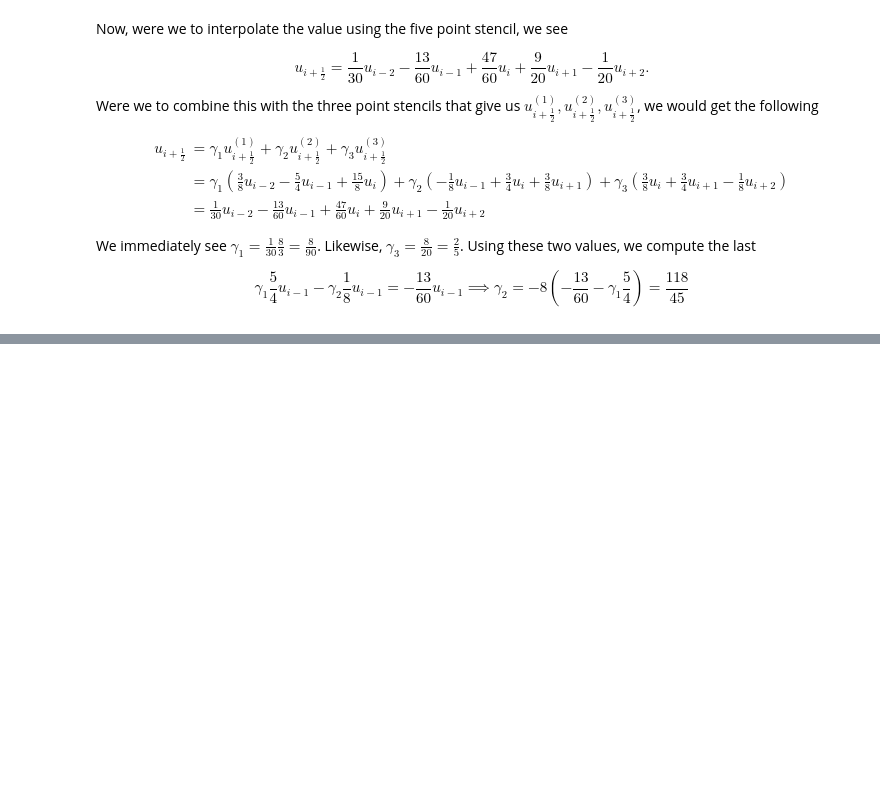
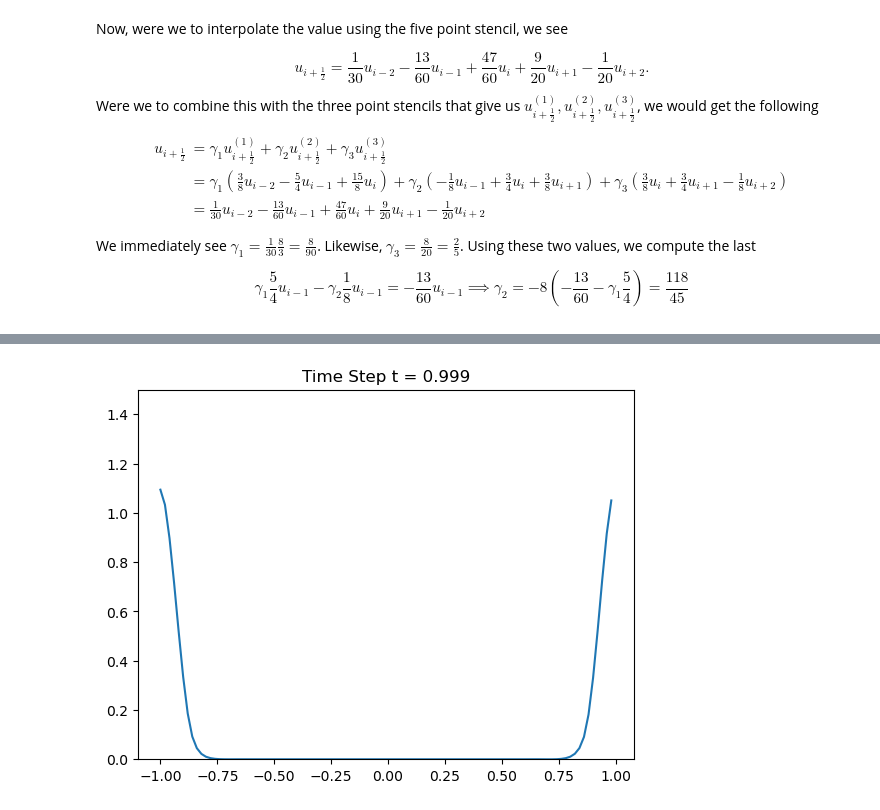
Before and after one commit to Grey-Haven/MOLT, a Jupyter notebook: burgers_weno.ipynb, the cells around one changed output, grey strips where cells are left out. Cells and saved outputs as stored; diff of their text form; code cells hidden in the pictures; blank space fills up the shorter version.

```diff
--- a/burgers_weno.ipynb
+++ b/burgers_weno.ipynb
@@ -184,0 +216,41 @@ $$
+# %%
+def boundary_conditions(a_with_ghost,N_ghost,type="periodic"):
+    '''
+    Type 1: "periodic" our a array loops around such that a[N - 1] is next to a[0]
+    Type 2: "dirichlet" waves disappear when they reach the edges of the domain
+
+    If we have the domain as follows, where |~~~~~~~| signifies ghost cells
+
+	    [0]        [1]         [2]        [3]                 [...]                  [N]       [N+1]      [N+2]      [N+3]
+	|~~~~~~~~~~|~~~~~~~~~~|----------|----------|----------|----------|----------|----------|----------|~~~~~~~~~~|~~~~~~~~~~|
+
+    For periodic our swap for two ghost cells would be
+    a[0] = a[N]
+    a[1] = a[N+1]
+    a[N+2] = a[2]
+    a[N+3] = a[3]
+
+    '''
+
+    if type == "periodic":
+        for i in range(N_ghost):
+            a_with_ghost[i] = a_with_ghost[-2*N_ghost+i]
+            a_with_ghost[-1*N_ghost+i] = a_with_ghost[N_ghost+i]
+
+    elif type == "dirichlet":
+        for i in range(N_ghost):
+            a_with_ghost[i] = 0
+            a_with_ghost[-1*N_ghost+i] = 0
+
+    elif type == "reflective":
+        for i in range(N_ghost):
+            a_with_ghost[i] = a_with_ghost[N_ghost+i]
+            a_with_ghost[-1*N_ghost+i] = a_with_ghost[-2*N_ghost+i]
+
+    else:
+        print("Invalid Boundary Condition Type!")
+
+    return a_with_ghost
+# %%
+def get_max_value(*values):
+    return max(values)
@@ -184,0 +576,4 @@ $$
+# %%
+all_in_one_animate(100)
+# %% [output]
+[figure, added]
```
Also changed, not shown: parts of 9 cells of this notebook.
